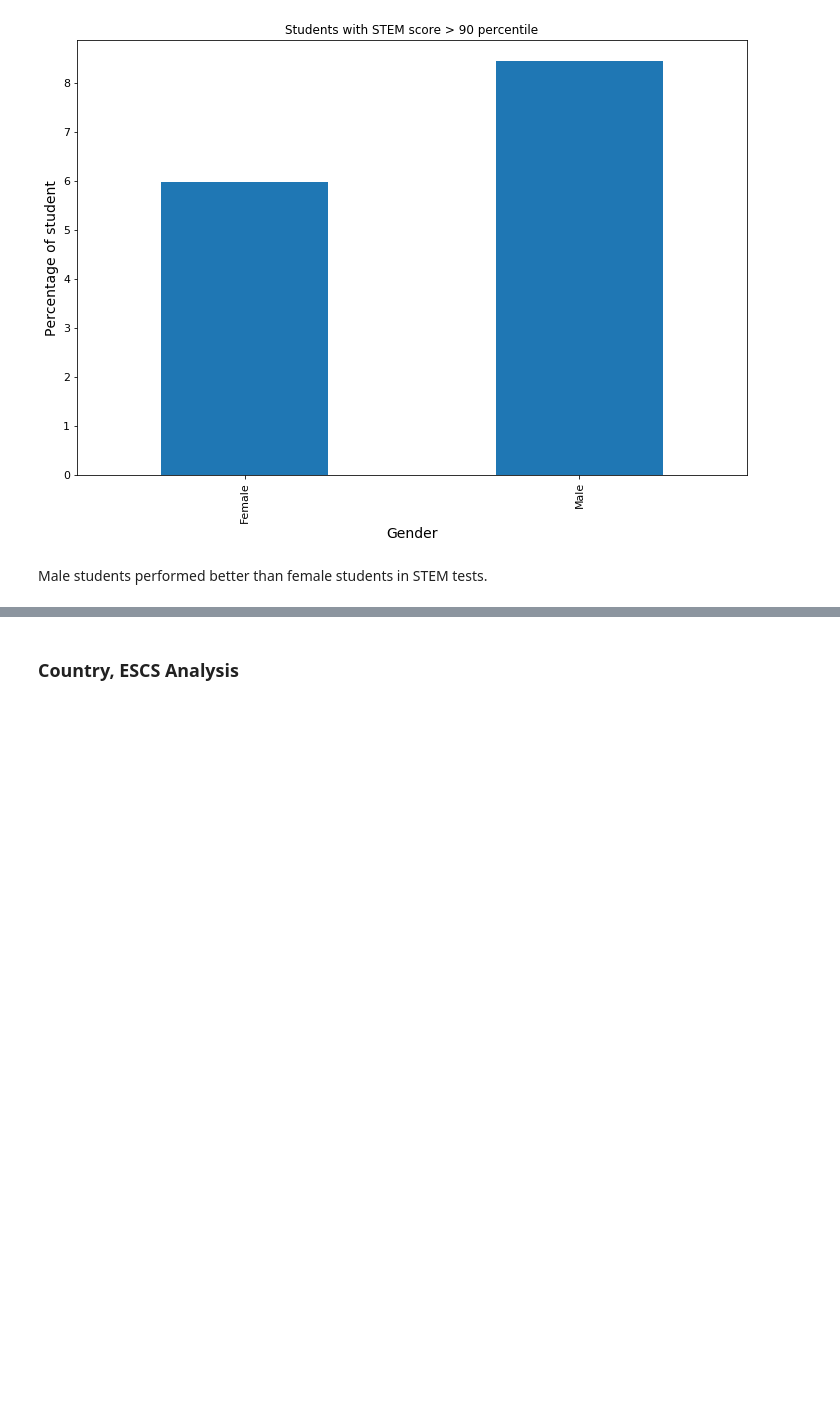
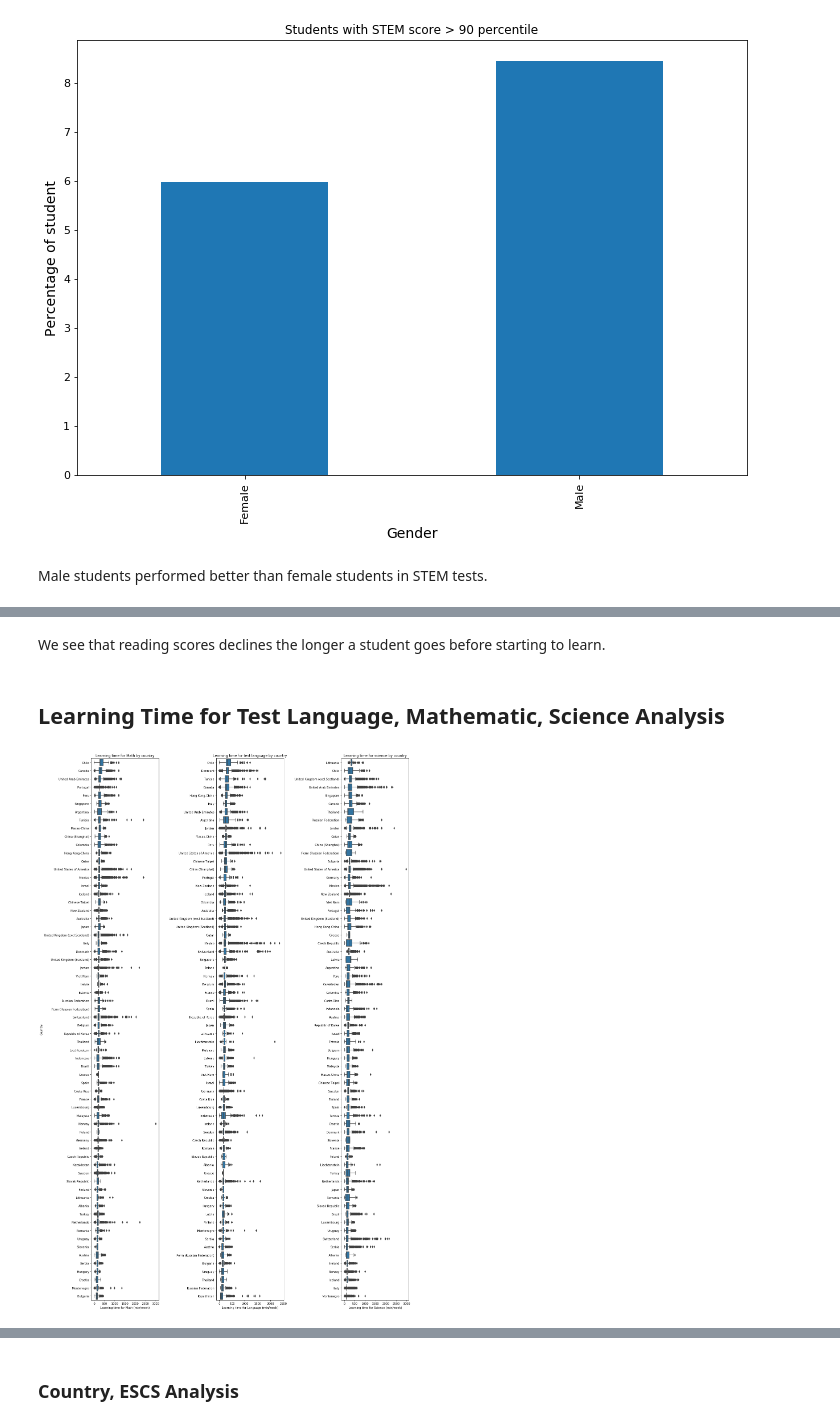
Before and after one commit to att9992/Data-Analyst-Projects, a Jupyter notebook: Project 5 PISA/PISA_Project.ipynb, the cells around one changed output, grey strips where cells are left out. Cells and saved outputs as stored; diff of their text form; code cells hidden in the pictures; blank space fills up the shorter version.

```diff
--- a/Project 5 PISA/PISA_Project.ipynb
+++ b/Project 5 PISA/PISA_Project.ipynb
@@ -419,0 +342,31 @@ Male students performed better than female students in STEM tests.
+# %% [markdown]
+We see that reading scores declines the longer a student goes before starting to learn.
+# %% [markdown]
+## Learning Time for Test Language, Mathematic, Science Analysis
+# %%
+plt.figure(figsize = [20, 35])
+plt.subplots_adjust(wspace = 0.85)
+
+math_order = df_clean.groupby('country')['math_time'].mean().sort_values(ascending = False).index
+read_order = df_clean.groupby('country')['read_time'].mean().sort_values(ascending = False).index
+sci_order = df_clean.groupby('country')['sci_time'].mean().sort_values(ascending = False).index
+
+plt.subplot(1, 3, 1)
+sns.boxplot(x = df_clean['math_time'], y = df_clean['country'], order = math_order, color = base_color);
+plt.xlabel('Learning time for Math (min/week)')
+plt.ylabel('Country')
+plt.title('Learning time for Math by country');
+
+plt.subplot(1, 3, 2)
+sns.boxplot(x = df_clean['read_time'], y = df_clean['country'], order = read_order, color = base_color);
+plt.xlabel('Learning time for Language (min/week)')
+plt.ylabel('');
+plt.title('Learning time for test language by country');
+
+plt.subplot(1, 3, 3)
+sns.boxplot(x = df_clean['sci_time'], y = df_clean['country'], order = sci_order, color = base_color);
+plt.xlabel('Learning time for Science (min/week)')
+plt.ylabel('');
+plt.title('Learning time for science by country');
+# %% [output]
+[figure, added]
```
Also changed, not shown: parts of 37 cells of this notebook, 3 other files.
